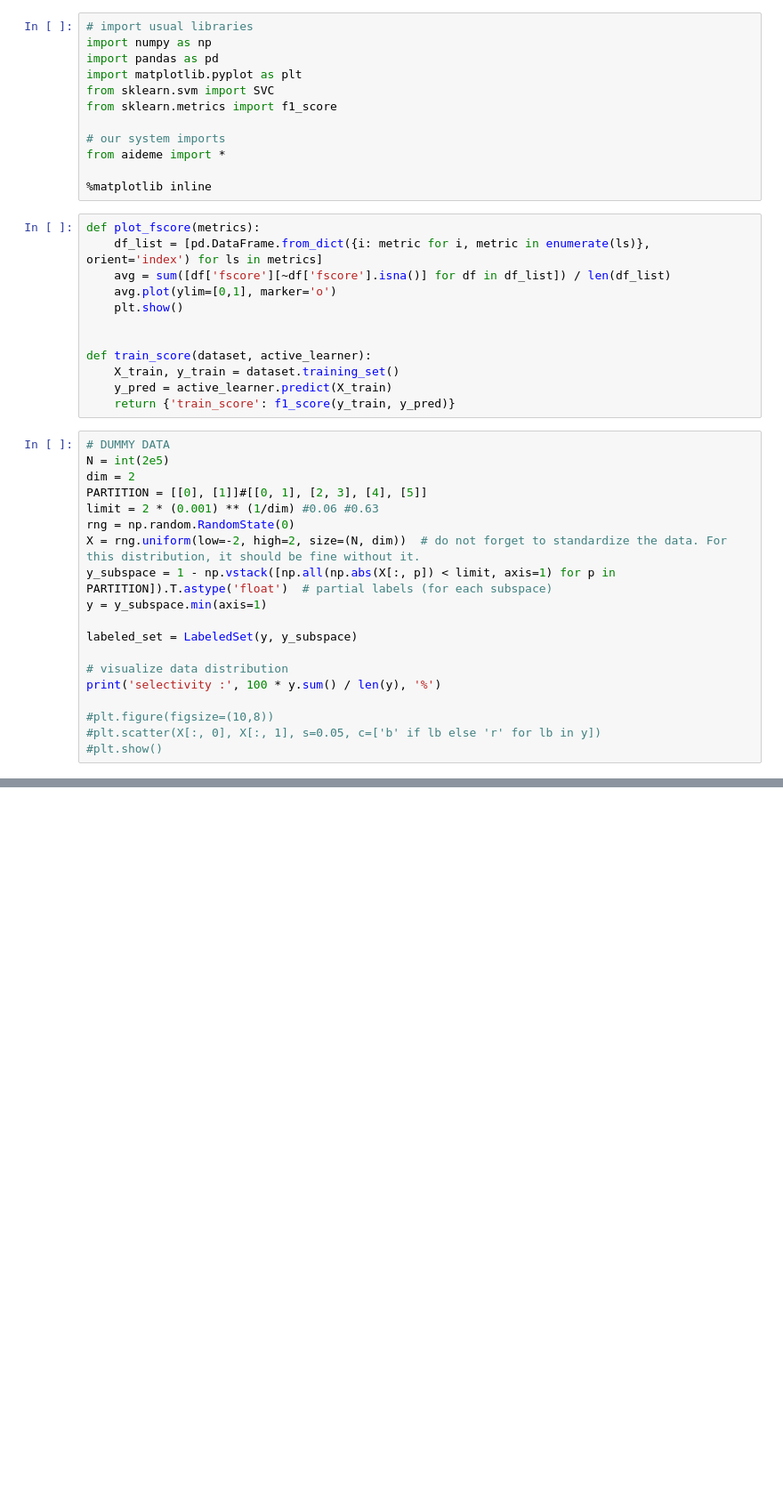
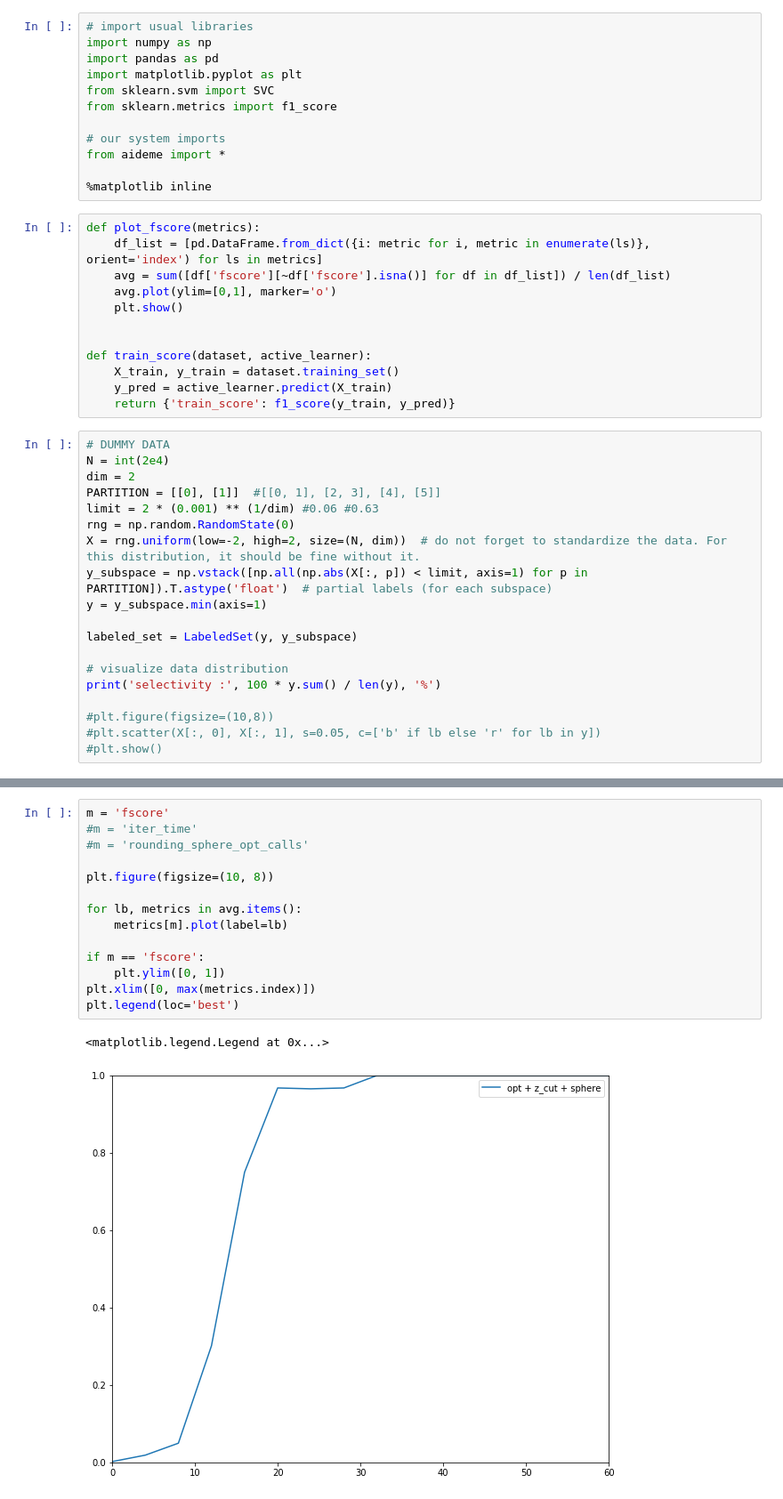
Before and after one commit to AIDEmeProject/PythonMiddleware, a Jupyter notebook: example.ipynb, the cells around one changed output, grey strips where cells are left out. Shown at 89% size. Cells and saved outputs as stored; diff of their text form; blank space fills up the shorter version.

```diff
--- a/example.ipynb
+++ b/example.ipynb
@@ -24,13 +24,13 @@ def train_score(dataset, active_learner):
     return {'train_score': f1_score(y_train, y_pred)}
 # %%
 # DUMMY DATA
-N = int(2e5)
+N = int(2e4)
 dim = 2
-PARTITION = [[0], [1]]#[[0, 1], [2, 3], [4], [5]]
+PARTITION = [[0], [1]]  #[[0, 1], [2, 3], [4], [5]]
 limit = 2 * (0.001) ** (1/dim) #0.06 #0.63
 rng = np.random.RandomState(0)
 X = rng.uniform(low=-2, high=2, size=(N, dim))  # do not forget to standardize the data. For this distribution, it should be fine without it.
-y_subspace = 1 - np.vstack([np.all(np.abs(X[:, p]) < limit, axis=1) for p in PARTITION]).T.astype('float')  # partial labels (for each subspace)
+y_subspace = np.vstack([np.all(np.abs(X[:, p]) < limit, axis=1) for p in PARTITION]).T.astype('float')  # partial labels (for each subspace)
 y = y_subspace.min(axis=1)
 
 labeled_set = LabeledSet(y, y_subspace)
@@ -130,0 +92,17 @@ dfs[0]
+# %%
+m = 'fscore'
+#m = 'iter_time'
+#m = 'rounding_sphere_opt_calls'
+
+plt.figure(figsize=(10, 8))
+
+for lb, metrics in avg.items():
+    metrics[m].plot(label=lb)
+
+if m == 'fscore':
+    plt.ylim([0, 1])
+plt.xlim([0, max(metrics.index)])
+plt.legend(loc='best')
+# %% [output]
+<matplotlib.legend.Legend at 0x...>
+[figure, added]
```
Also changed, not shown: parts of 6 cells of this notebook, 1 other file.
